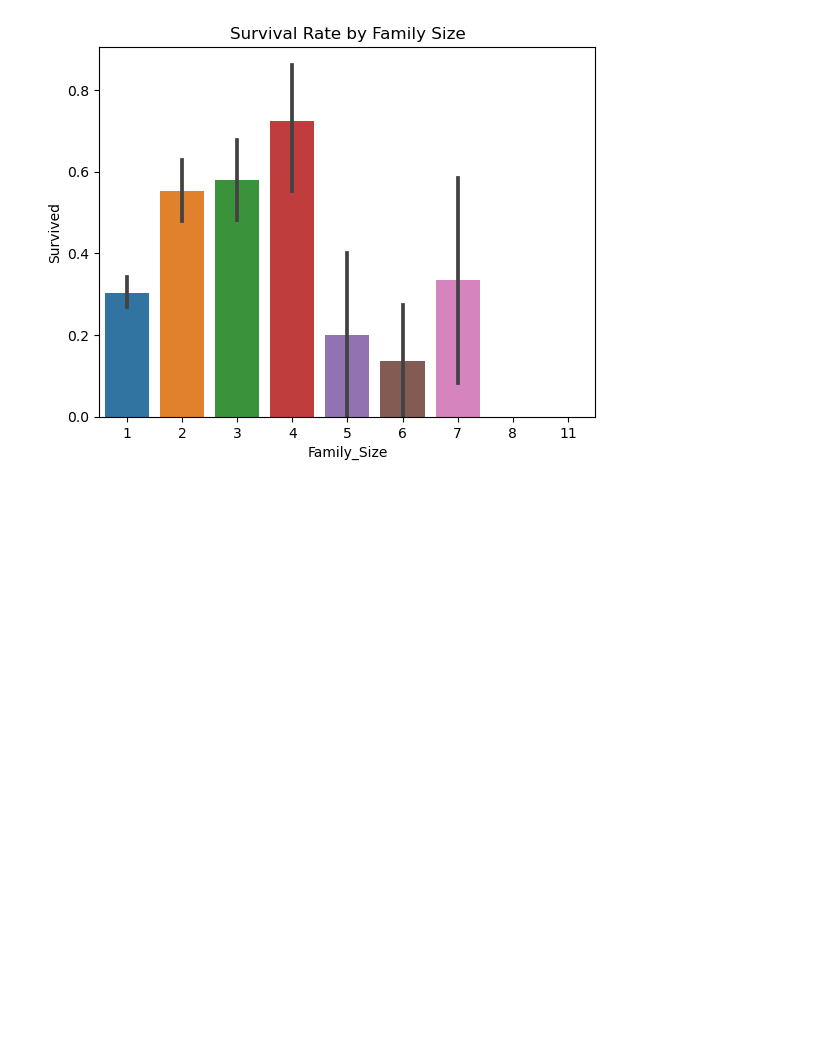
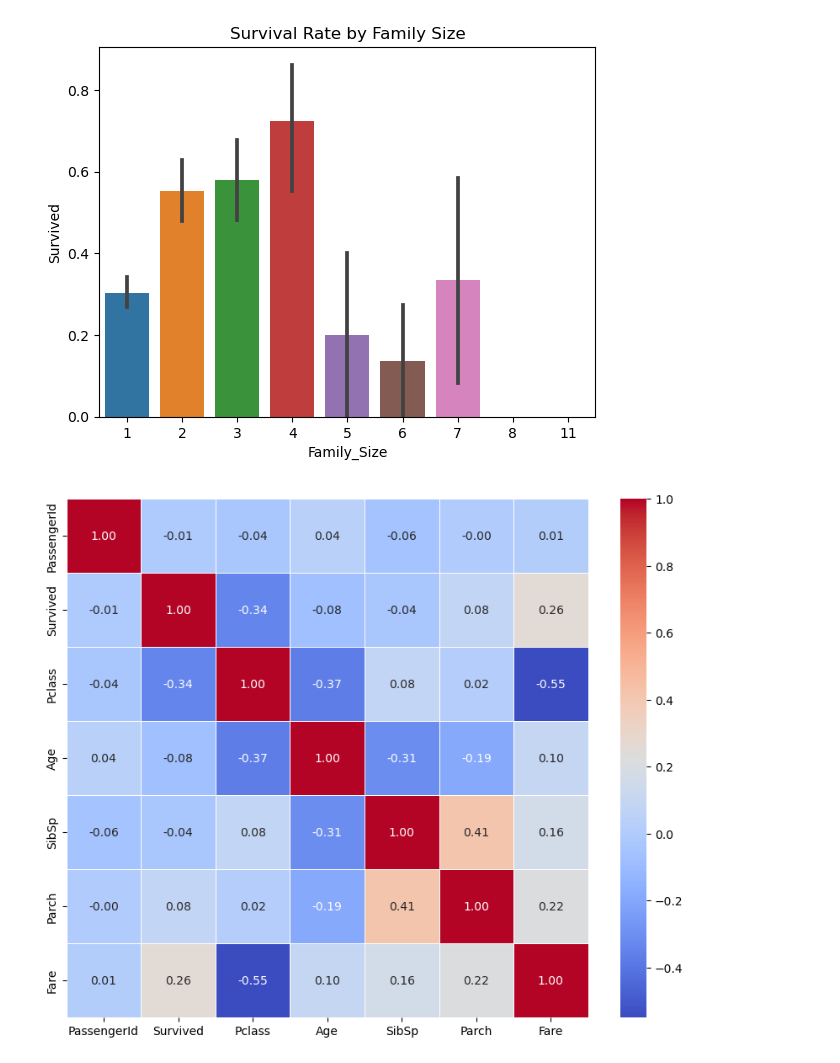
Before and after one commit to JM-Education/python-utilization, a Jupyter notebook: (w04)dataAnalysis/타이타닉생존자분석.ipynb, the cells around one changed output. Saved outputs shown, nothing was run; the diff lists cells and outputs as text; code cells hidden in the pictures; blank space fills up the shorter version.

```diff
--- a/(w04)dataAnalysis/타이타닉생존자분석.ipynb
+++ b/(w04)dataAnalysis/타이타닉생존자분석.ipynb
@@ -141,3 +143,13 @@ plt.title('Survival Rate by Family Size')
 plt.show()
 # %% [output]
 [figure]
+# %%
+# 상관관계 행렬 계산
+correlation_matrix = titanic_data.corr()
+
+# seaborn을 사용하여 히트맵 그리기
+plt.figure(figsize=(10, 8))
+sns.heatmap(correlation_matrix, annot=True, cmap='coolwarm', fmt=".2f", linewidths=0.5)
+plt.show()
+# %% [output]
+[figure, added]
```
Also changed, not shown: parts of 1 cell of this notebook, 17 other files.
